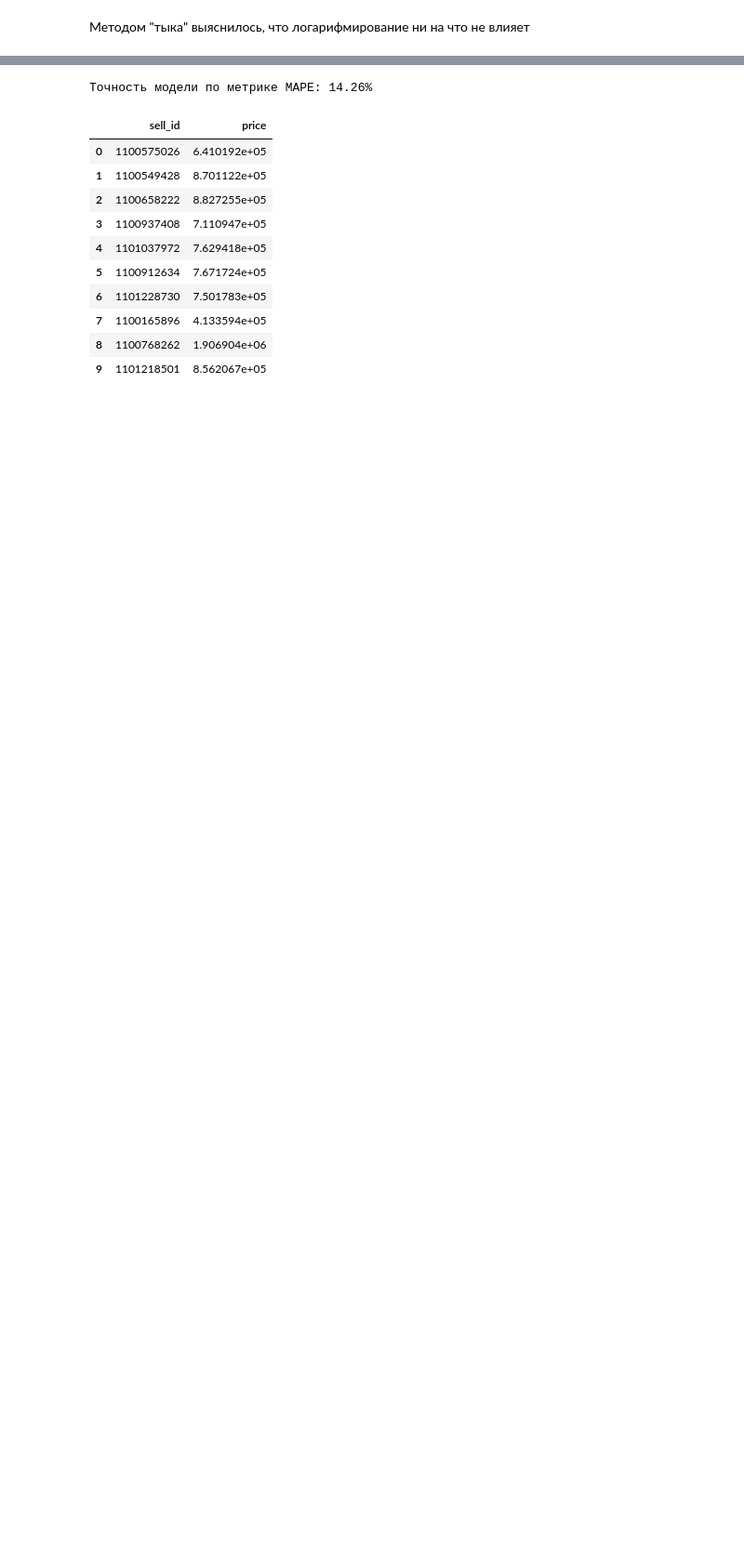
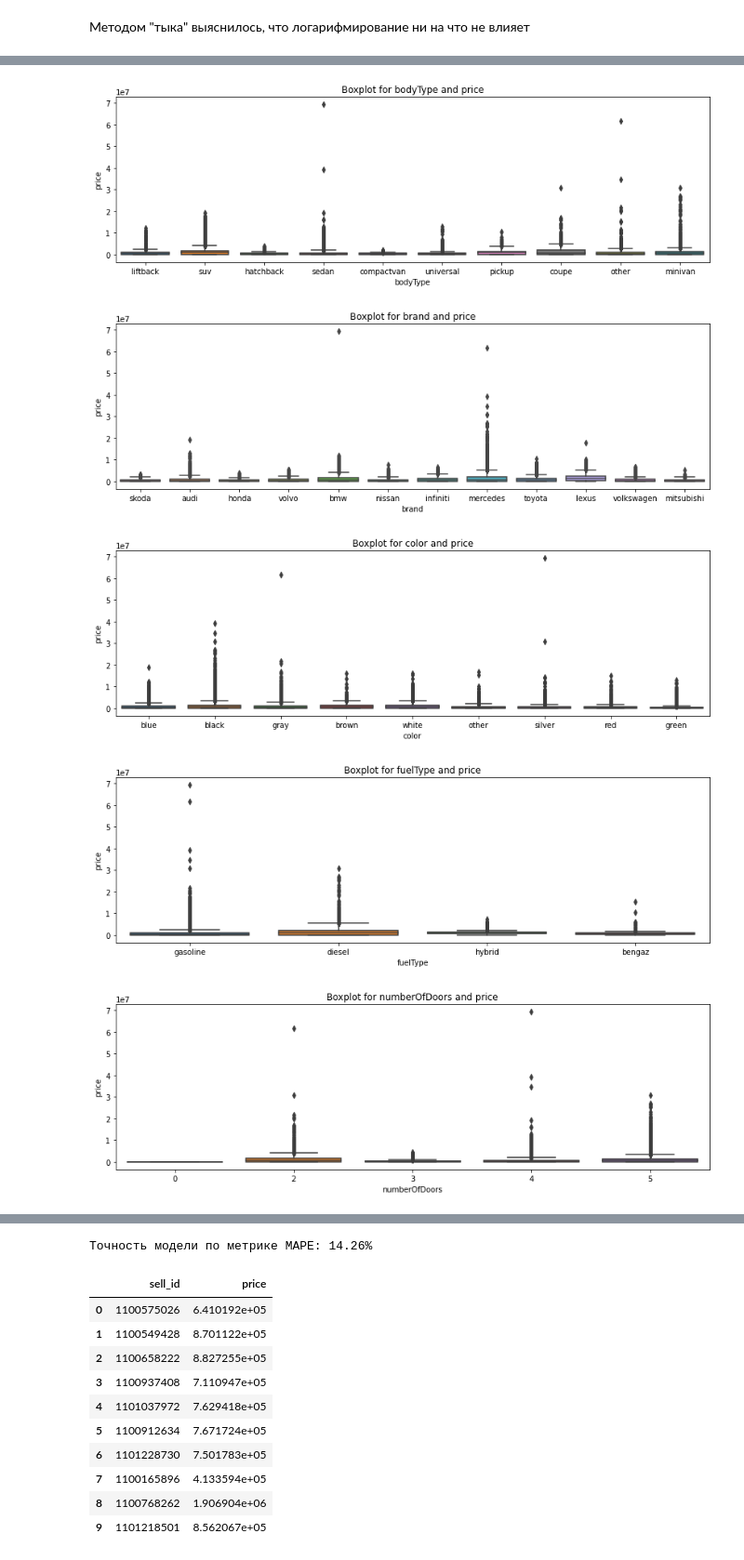
Before and after one commit to serfrol/SkillFactory, a Jupyter notebook: module_5/[SF-DST Car Price Prediction] EDA + ML.ipynb, the cells around one changed output, grey strips where cells are left out. Shown at 93% size. Cells and saved outputs as stored; diff of their text form; code cells hidden in the pictures; blank space fills up the shorter version.

```diff
--- a/module_5/[SF-DST Car Price Prediction] EDA + ML.ipynb
+++ b/module_5/[SF-DST Car Price Prediction] EDA + ML.ipynb
@@ -178,6 +183,20 @@ def find_outliers(data):
 
     print(f'Bot: {round(bot,3)}, Top: {round(top,3)}, Outliers: {count}')
 
+
+def return_outliers(data):
+    q1, q3 = np.percentile(sorted(data), [25, 75])
+
+    IQR = q3 - q1
+
+    bot = q1 - (1.5 * IQR)
+    top = q3 + (1.5 * IQR)
+    count = len(data[data < bot]) + len(data[data > top])
+    bot_data = data[data < bot]
+    top_data = data[data > top]
+
+    return bot_data, top_data
+
 def num_vis(col, title=None):
     '''Визуализировать числовые признаки'''
 
@@ -206,6 +225,12 @@ def pca_cols(data, col1, col2):
     data[f'{col1}_{col2}_PCA'] = pca_data
     data = data.drop([col1, col2], axis=1)
     return data
+
+def boxplot(data, col1, col2):
+    fig, axes = plt.subplots(figsize = (14, 4))
+    sns.boxplot(x=col1, y=col2, data=data,ax=axes)
+    axes.set_title(f'Boxplot for {col1} and {col2}')
+    plt.show()
 # %%
 def catboost_reg(X, y, iterations=5000, eval_metric='MAPE', custom_metric=['R2', 'MAE'], log_y=False):
     '''Запускает CatBoostRegressor, возвращает модель и предсказанные значения'''
@@ -245,16 +264,16 @@ def create_submission(predict_submission, sample_submission=sample_submission, V
 # %% [markdown]
 # Setup
 # %%
-VERSION    = 5
-#DIR_TRAIN  = '../archive/' # подключил к ноутбуку внешний датасет
-#DIR_TEST   = '../sf-dst-car-price-prediction/'
+VERSION    = 6
+DIR_TRAIN  = '../../' # подключил к ноутбуку внешний датасет
+DIR_TEST   = '../../'
 VAL_SIZE   = 0.20   # 20%
 # %% [markdown]
 # Data
 # %%
-train = pd.read_csv('train.csv') # собранный датасет для обучения модели
-test = pd.read_csv('test.csv')
-sample_submission = pd.read_csv('sample_submission.csv')
+train = pd.read_csv(DIR_TRAIN+'train.csv') # собранный датасет для обучения модели
+test = pd.read_csv(DIR_TRAIN+'test.csv')
+sample_submission = pd.read_csv(DIR_TRAIN+'sample_submission.csv')
 # %% [markdown]
 Некоторые объявления были закрыты после сбора url, так что цена могла не собраться. Удалим строки где price отсутствует
 # %%
@@ -1275,0 +1372,9 @@ Bot: -3.429, Top: 3.058, Outliers: 5365
+# %%
+for i in cat_cols + bin_cols:
+    boxplot(df, i, 'price')
+# %% [output]
+[figure, added]
+[figure, added]
+[figure, added]
+[figure, added]
+[figure, added]
```
Also changed, not shown: parts of 108 cells of this notebook, 14 other files.
